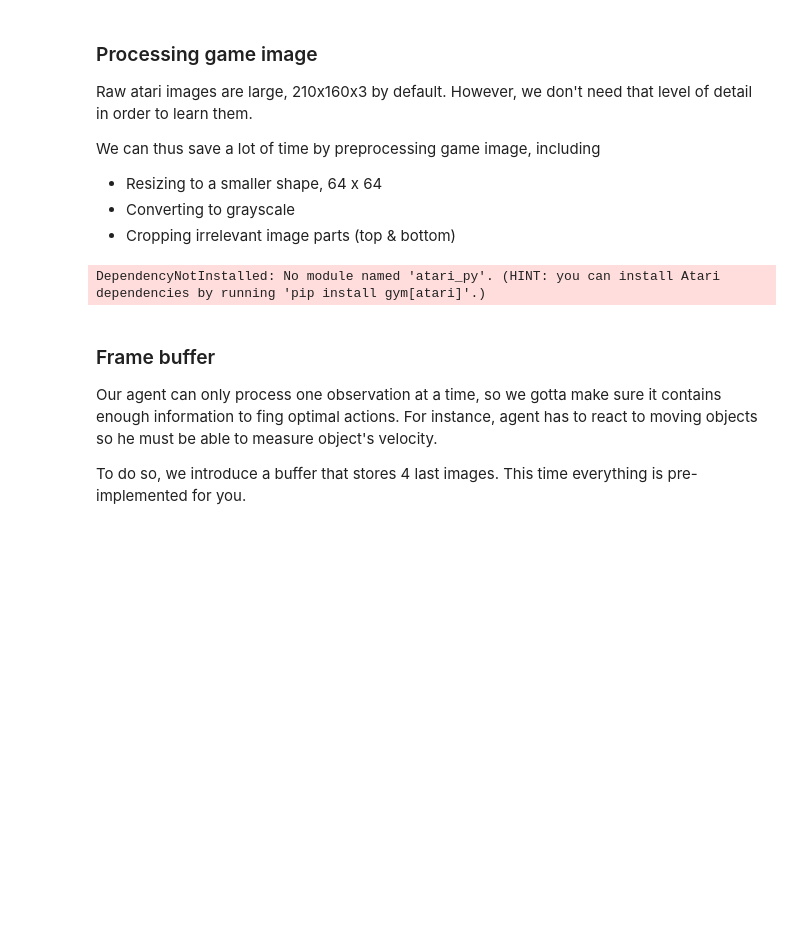
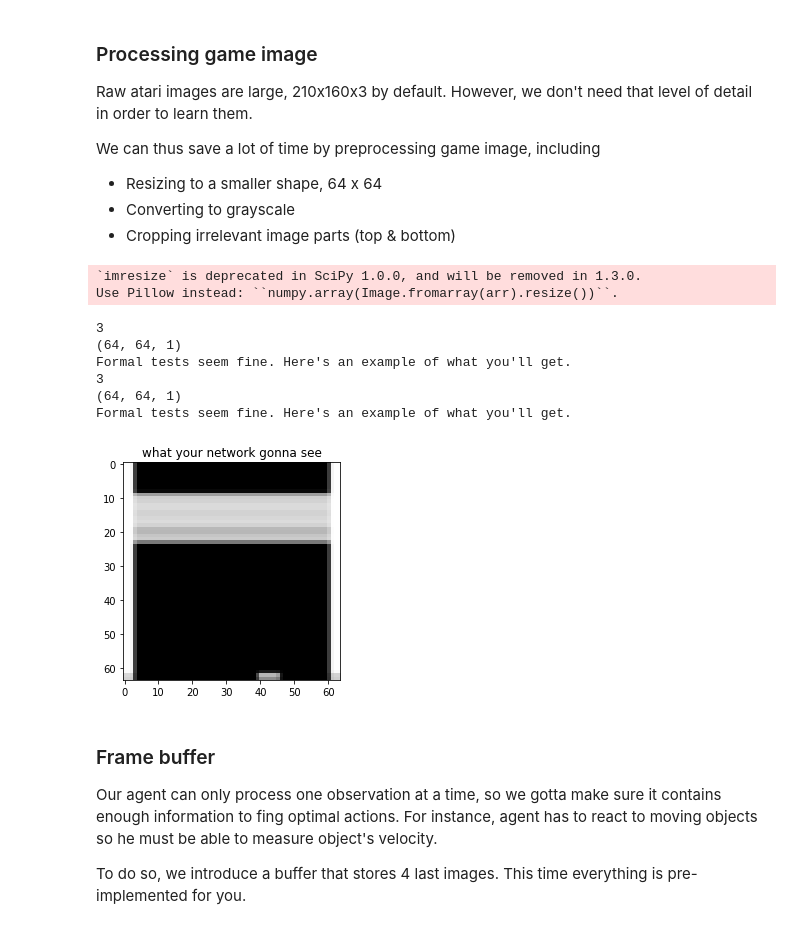
Before and after one commit to FelixKleineBoesing/gymTraining, a Jupyter notebook: src/dqn_atari.ipynb, the cells around one changed output. Cells and saved outputs as stored; diff of their text form; code cells hidden in the pictures; blank space fills up the shorter version.

Commit message:
update requirements, update deep q learning agent for breakout atari game

```diff
--- a/src/dqn_atari.ipynb
+++ b/src/dqn_atari.ipynb
@@ -44,7 +43,7 @@ class PreprocessAtari(ObservationWrapper):
         ObservationWrapper.__init__(self,env)
 
         self.img_size = (64, 64)
-        self.observation_space = Box(0.0, 1.0, self.img_size)
+        self.observation_space = Box(0.0, 1.0, (self.img_size[0], self.img_size[1], 1))
 
     def _observation(self, img):
         """what happens to each observation"""
@@ -56,7 +55,7 @@ class PreprocessAtari(ObservationWrapper):
         #      e.g. opencv, skimage, PIL, keras)
         #  * cast image to grayscale
         #  * convert image pixels to (0,1) range, float32 type
-        img = img[32:-16,:, :]
+        img = img[34:-16, :, :]
         img = imresize(img, self.img_size)
         img = img.mean(-1, keepdims=True)
         img = img.astype('float32') / 255.
@@ -65,28 +64,61 @@ class PreprocessAtari(ObservationWrapper):
 # %%
 import gym
 #spawn game instance for tests
 env = gym.make("BreakoutDeterministic-v0") #create raw env
 env = PreprocessAtari(env)
 
 observation_shape = env.observation_space.shape
 n_actions = env.action_space.n
 
 obs = env.reset()
-
+print(obs.ndim)
+print(observation_shape)
 
 #test observation
 assert obs.ndim == 3, "observation must be [batch, time, channels] even if there's just one channel"
 assert obs.shape == observation_shape
 assert obs.dtype == 'float32'
 assert len(np.unique(obs))>2, "your image must not be binary"
 assert 0 <= np.min(obs) and np.max(obs) <=1, "convert image pixels to (0,1) range"
 
 print("Formal tests seem fine. Here's an example of what you'll get.")
 
 plt.title("what your network gonna see")
-plt.imshow(obs,interpolation='none',cmap='gray');
+
+import gym
+#spawn game instance for tests
+env = gym.make("BreakoutDeterministic-v0") #create raw env
+env = PreprocessAtari(env)
+
+observation_shape = env.observation_space.shape
+n_actions = env.action_space.n
+
+obs = env.reset()
+print(obs.ndim)
+print(observation_shape)
+# print(len(obs[:,1,1]))
+
+# # test observation
+assert obs.ndim == 3, "observation must be [batch, time, channels] even if there's just one channel"
+assert obs.shape == observation_shape
+assert obs.dtype == 'float32'
+assert len(np.unique(obs))>2, "your image must not be binary"
+assert 0 <= np.min(obs) and np.max(obs) <=1, "convert image pixels to (0,1) range"
+
+print("Formal tests seem fine. Here's an example of what you'll get.")
+
+plt.title("what your network gonna see")
+plt.imshow(obs[:,:,0],interpolation='none',cmap='gray');
 # %% [output]
-DependencyNotInstalled: No module named 'atari_py'. (HINT: you can install Atari dependencies by running 'pip install gym[atari]'.)
+`imresize` is deprecated in SciPy 1.0.0, and will be removed in 1.3.0.
+Use Pillow instead: ``numpy.array(Image.fromarray(arr).resize())``.
+3
+(64, 64, 1)
+Formal tests seem fine. Here's an example of what you'll get.
+3
+(64, 64, 1)
+Formal tests seem fine. Here's an example of what you'll get.
+[figure, added]
 # %% [markdown]
 ### Frame buffer
 
```
Also changed, not shown: parts of 16 cells of this notebook, 1 other file.
